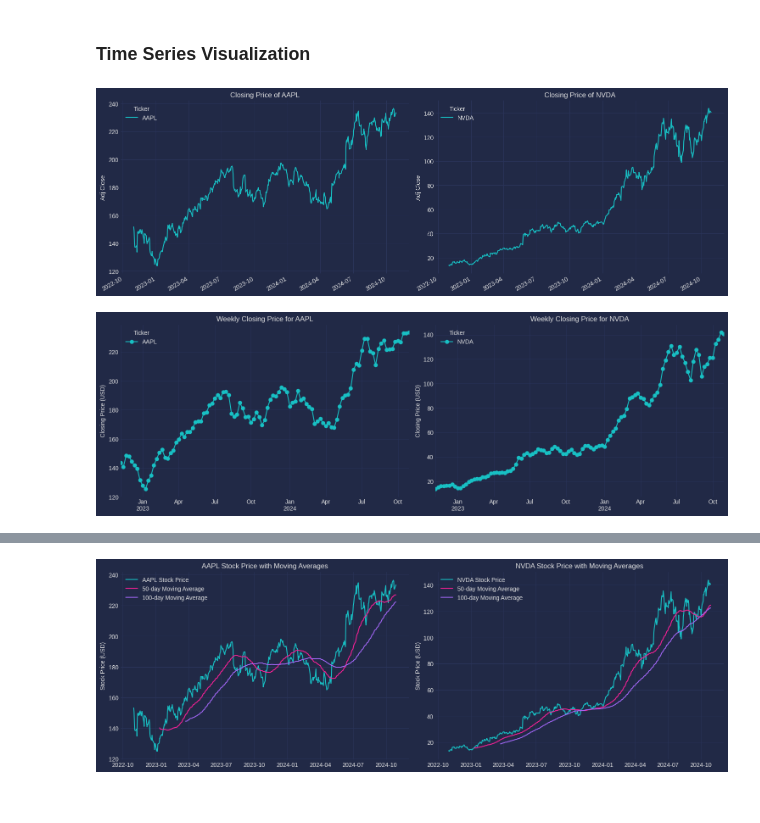
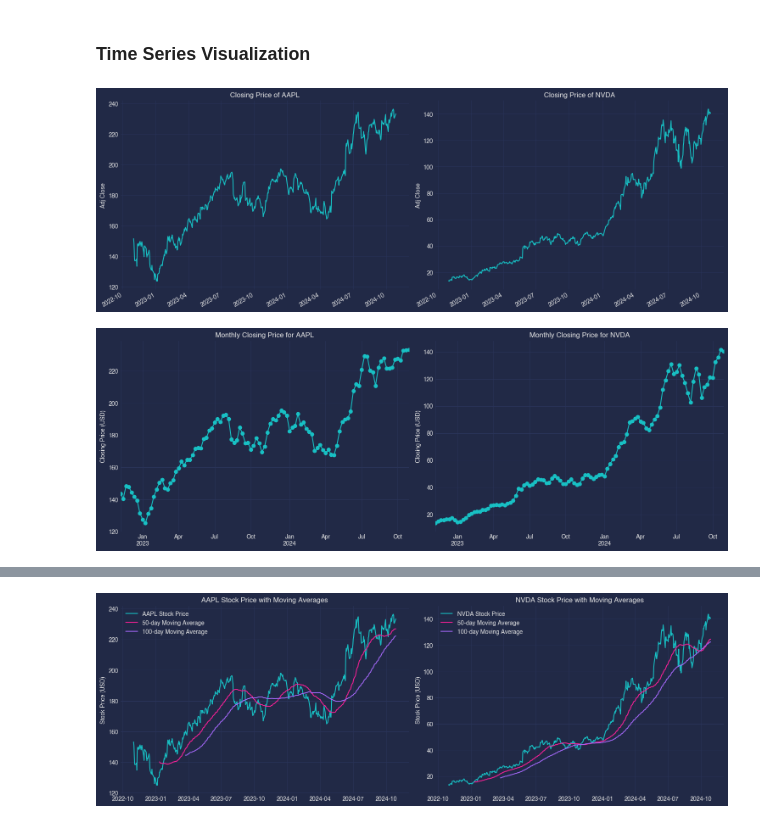
Before and after one commit to bernicelau430/Time_Series_Forecasting_for_Stock_Analysis, a Jupyter notebook: ExploratoryDataAnalysis.ipynb, the cells around one changed output, grey strips where cells are left out. Cells and saved outputs as stored; diff of their text form; code cells hidden in the pictures.

```diff
--- a/ExploratoryDataAnalysis.ipynb
+++ b/ExploratoryDataAnalysis.ipynb
@@ -143,56 +107,38 @@ dtype: int64
 # %%
 # Historical view of the closing price
 
-fig, axes = plt.subplots(1, 2, figsize=(15, 5))
+plt.figure(figsize=(15, 10))
 plt.subplots_adjust(top=1.25, bottom=1.2)
 
-# Flatten the axes array for easy iteration
-axes = axes.flatten()
+for i, company in enumerate(company_list, 1):
+    plt.subplot(2, 2, i)
+    company['Adj Close'].plot()
+    plt.ylabel('Adj Close')
+    plt.xlabel(None)
+    plt.title(f"Closing Price of {stocks_list[i - 1]}")
+    plt.grid(True)
 
-# Loop through the list of companies and create subplots
-for i, company in enumerate(company_list[:2]):  # Limit to the first 2 companies
-  ax = axes[i]
-  ax.clear()  # Clear the axis to avoid overlap
-  company['Adj Close'].plot(ax=ax)
-  ax.set_ylabel('Adj Close')
-  ax.set_xlabel(None)
-  ax.set_title(f"Closing Price of {stocks_list[i]}")
-  ax.grid(True)
-
-# Adjust subplot parameters to give specified padding
 plt.tight_layout()
-
-# Show the plot
-plt.show()
 # %% [output]
-[figure, old version]
+[figure, new version]
 # %%
 # Plot the closing price for each week
 
-fig, axes = plt.subplots(1, 2, figsize=(15, 5))
+plt.figure(figsize=(15, 10))
 plt.subplots_adjust(top=1.25, bottom=1.2)
 
-# Flatten the axes array for easy iteration
-axes = axes.flatten()
+for i, company in enumerate(company_list, 1):
+    plt.subplot(2, 2, i)
+    weekly_data = company['Adj Close'].resample('W').mean() # Resample the data to get weekly averages
+    weekly_data.plot(marker='o', linestyle='-')
+    plt.title(f'Monthly Closing Price for {stocks_list[i - 1]}')
+    plt.xlabel(None)
+    plt.ylabel('Closing Price (USD)')
+    plt.grid(True)
 
-# Loop through the list of companies and create subplots
-for i, company in enumerate(company_list[:2]):  # Limit to the first 2 companies
-  ax = axes[i]
-  ax.clear()  # Clear the axis to avoid overlap
-  weekly_data = company['Adj Close'].resample('W').mean()  # Resample the data to get weekly averages
-  weekly_data.plot(ax=ax, marker='o', linestyle='-')
-  ax.set_title(f'Weekly Closing Price for {stocks_list[i]}')
-  ax.set_xlabel(None)
-  ax.set_ylabel('Closing Price (USD)')
-  ax.grid(True)
-
-# Adjust subplot parameters to give specified padding
 plt.tight_layout()
-
-# Show the plot
-plt.show()
 # %% [output]
-[figure, old version]
+[figure, new version]
 # %%
 # Plot Candlestick chart for Apple stock price to illustrate price fluctuations
 
```
Also changed, not shown: parts of 15 cells of this notebook.
